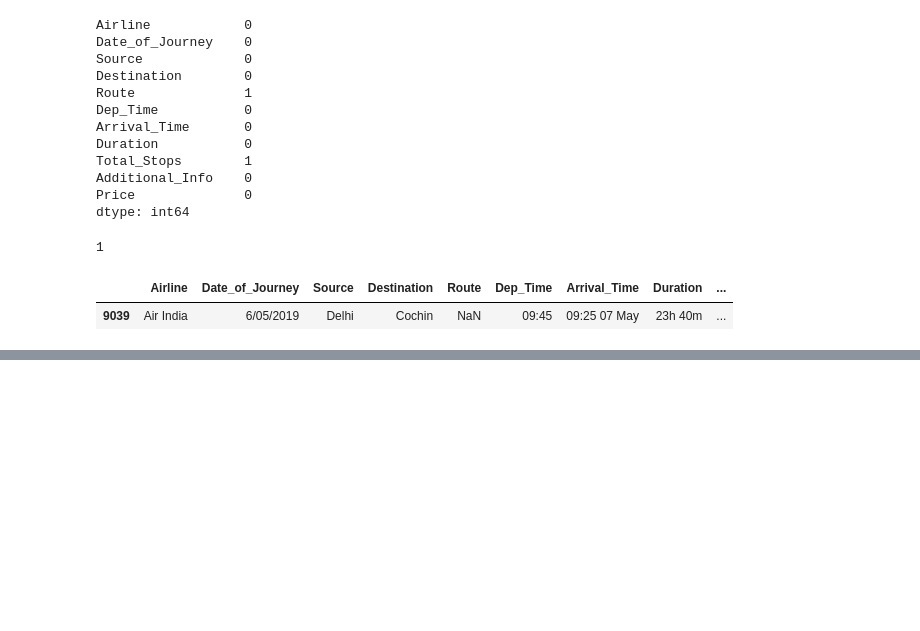
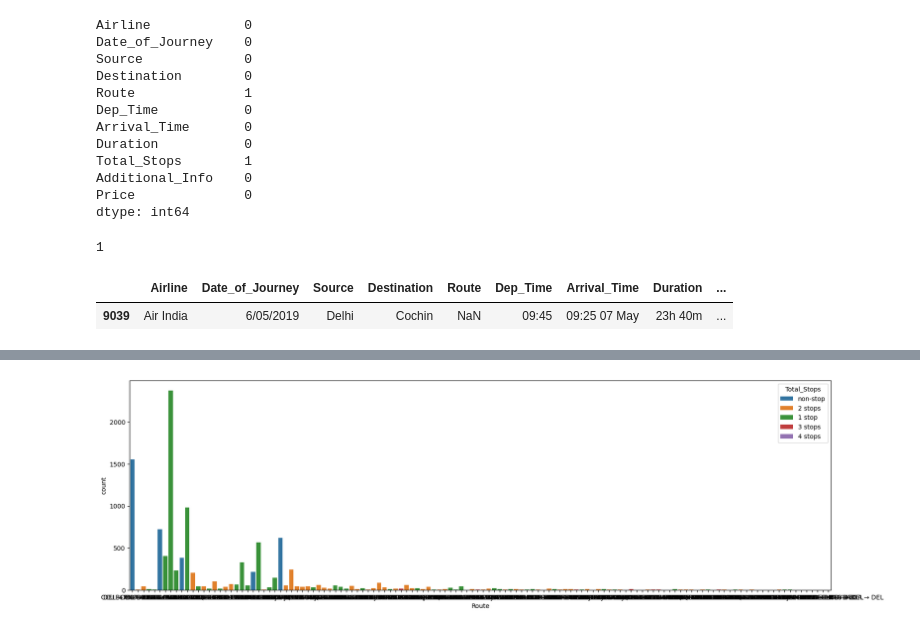
Before and after one commit to bhandariarun/KMC, a Jupyter notebook: week7/day_02/Price_Predictions.ipynb, the cells around one changed output, grey strips where cells are left out. Drawn from its saved outputs; the diff is of its cells as text; code cells hidden in the pictures; blank space fills up the shorter version.

```diff
--- a/week7/day_02/Price_Predictions.ipynb
+++ b/week7/day_02/Price_Predictions.ipynb
@@ -123,0 +382,3 @@ df.loc[df.isna().any(axis='columns')]
+# %%
+df.drop(columns="Duration", inplace=True)
+df
@@ -123,0 +524,7 @@ df.loc[df.isna().any(axis='columns')]
+# %%
+df["Route1"] = route1
+df["Route2"] = route2
+df["Route3"] = route3
+df["Route4"] = route4
+df["Route5"] = route5
+df["Route6"] = route6
@@ -123,0 +547,6 @@ df.loc[df.isna().any(axis='columns')]
+# %%
+plt.figure(figsize=(20,6))
+sns.countplot(x="Route",hue="Total_Stops", data=df)
+plt.show()
+# %% [output]
+[figure, added]
```
Also changed, not shown: parts of 86 cells of this notebook.
